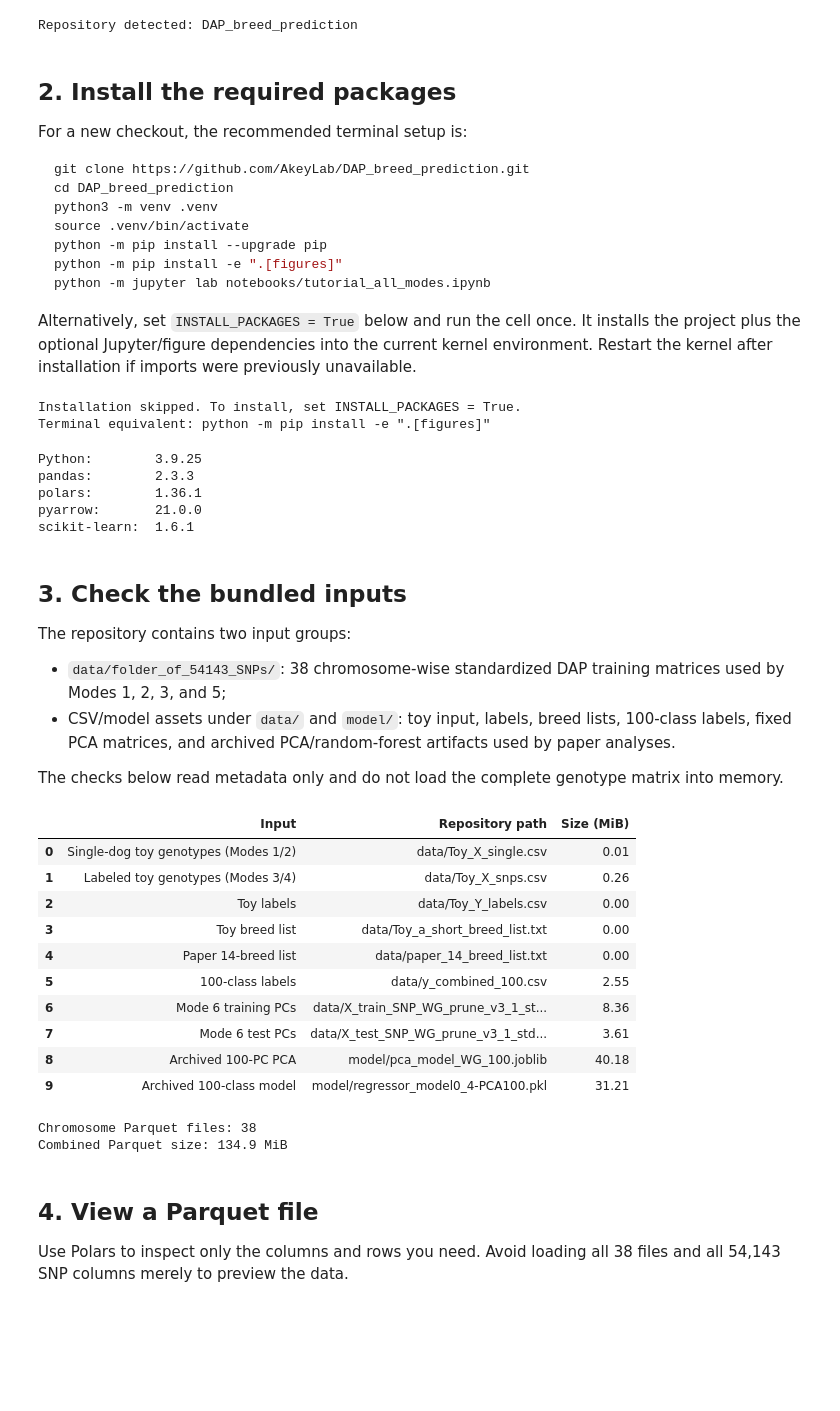
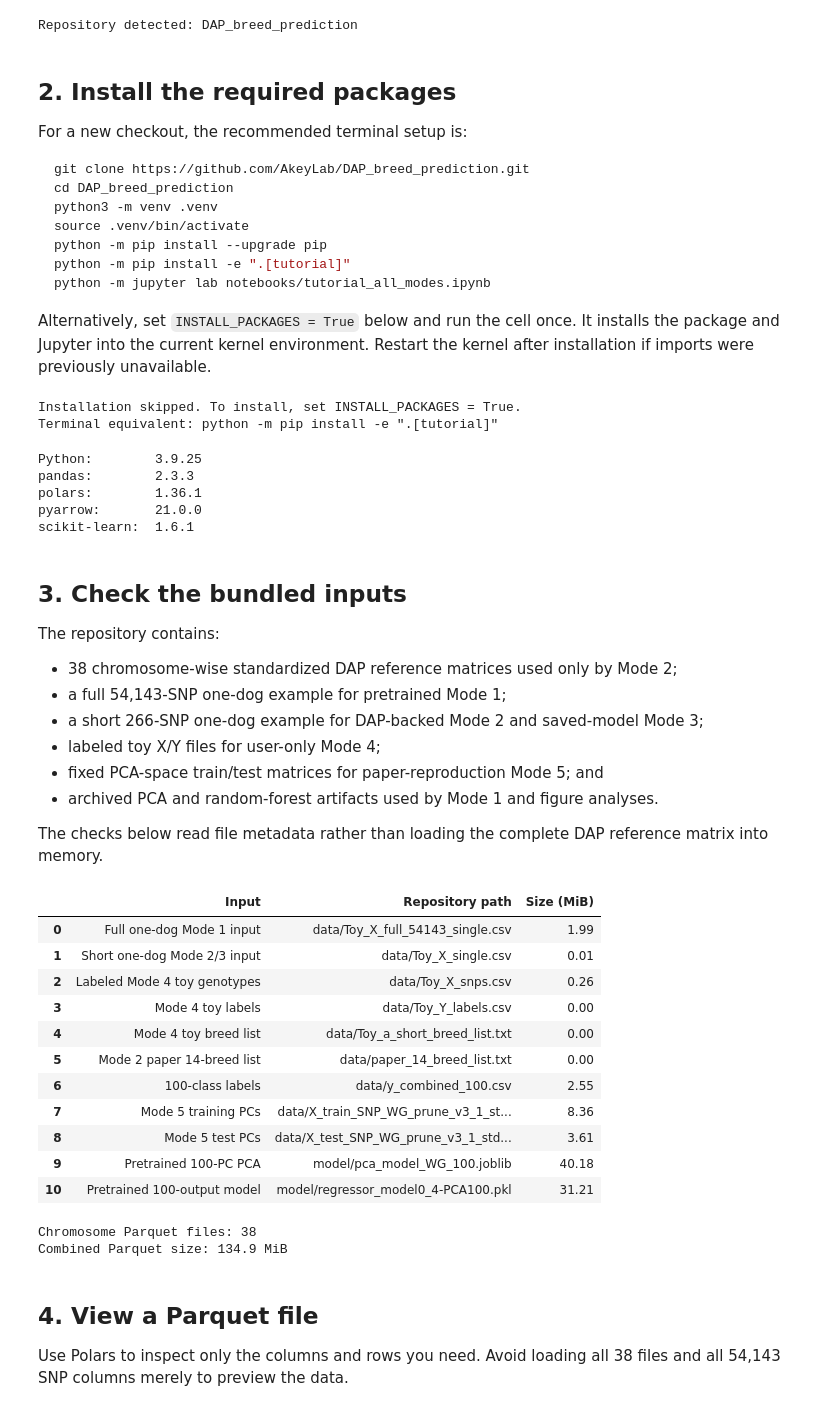
Before and after one commit to AkeyLab/DAP_breed_prediction, a Jupyter notebook: notebooks/tutorial_all_modes.ipynb, the cells around one changed output. Saved outputs shown, nothing was run; the diff lists cells and outputs as text; code cells hidden in the pictures; blank space fills up the shorter version.

Commit message:
Redesign prediction workflows into five modes

````diff
--- a/notebooks/tutorial_all_modes.ipynb
+++ b/notebooks/tutorial_all_modes.ipynb
@@ -54,31 +51,30 @@ cd DAP_breed_prediction
 python3 -m venv .venv
 source .venv/bin/activate
 python -m pip install --upgrade pip
-python -m pip install -e ".[figures]"
+python -m pip install -e ".[tutorial]"
 python -m jupyter lab notebooks/tutorial_all_modes.ipynb
 ```
 
 Alternatively, set `INSTALL_PACKAGES = True` below and run the cell once. It
-installs the project plus the optional Jupyter/figure dependencies into the
-current kernel environment. Restart the kernel after installation if imports
-were previously unavailable.
+installs the package and Jupyter into the current kernel environment. Restart
+the kernel after installation if imports were previously unavailable.
 # %%
 import shlex
 import subprocess
 import sys
 
 INSTALL_PACKAGES = False
-install_command = [sys.executable, "-m", "pip", "install", "-e", f"{REPO_ROOT}[figures]"]
+install_command = [sys.executable, "-m", "pip", "install", "-e", f"{REPO_ROOT}[tutorial]"]
 
 if INSTALL_PACKAGES:
     subprocess.check_call(install_command, cwd=REPO_ROOT)
     print("Installation complete. Restart the kernel before continuing if needed.")
 else:
-    print('Installation skipped. To install, set INSTALL_PACKAGES = True.')
-    print('Terminal equivalent: python -m pip install -e ".[figures]"')
+    print("Installation skipped. To install, set INSTALL_PACKAGES = True.")
+    print('Terminal equivalent: python -m pip install -e ".[tutorial]"')
 # %% [output]
 Installation skipped. To install, set INSTALL_PACKAGES = True.
-Terminal equivalent: python -m pip install -e ".[figures]"
+Terminal equivalent: python -m pip install -e ".[tutorial]"
 # %%
 import platform
 import re
@@ -111,71 +107,74 @@ scikit-learn:  1.6.1
 # %% [markdown]
 ## 3. Check the bundled inputs
 
-The repository contains two input groups:
+The repository contains:
 
-- `data/folder_of_54143_SNPs/`: 38 chromosome-wise standardized DAP training
-  matrices used by Modes 1, 2, 3, and 5;
-- CSV/model assets under `data/` and `model/`: toy input, labels, breed lists,
-  100-class labels, fixed PCA matrices, and archived PCA/random-forest
-  artifacts used by paper analyses.
+- 38 chromosome-wise standardized DAP reference matrices used only by Mode 2;
+- a full 54,143-SNP one-dog example for pretrained Mode 1;
+- a short 266-SNP one-dog example for DAP-backed Mode 2 and saved-model Mode 3;
+- labeled toy X/Y files for user-only Mode 4;
+- fixed PCA-space train/test matrices for paper-reproduction Mode 5; and
+- archived PCA and random-forest artifacts used by Mode 1 and figure analyses.
 
-The checks below read metadata only and do not load the complete genotype
-matrix into memory.
+The checks below read file metadata rather than loading the complete DAP
+reference matrix into memory.
 # %%
 DATA_DIR = REPO_ROOT / "data"
 PARQUET_DIR = DATA_DIR / "folder_of_54143_SNPs"
 
 
 def chromosome_number(path):
     match = re.search(r"_ch(\d+)_", path.name)
     if match is None:
         raise ValueError(f"Cannot identify chromosome number in {path.name}")
     return int(match.group(1))
 
 
 parquet_files = sorted(
     PARQUET_DIR.glob("X_SNP_ch*_pruned_v3_std.parquet"),
     key=chromosome_number,
 )
 required_files = {
-    "Single-dog toy genotypes (Modes 1/2)": DATA_DIR / "Toy_X_single.csv",
-    "Labeled toy genotypes (Modes 3/4)": DATA_DIR / "Toy_X_snps.csv",
-    "Toy labels": DATA_DIR / "Toy_Y_labels.csv",
-    "Toy breed list": DATA_DIR / "Toy_a_short_breed_list.txt",
-    "Paper 14-breed list": DATA_DIR / "paper_14_breed_list.txt",
+    "Full one-dog Mode 1 input": DATA_DIR / "Toy_X_full_54143_single.csv",
+    "Short one-dog Mode 2/3 input": DATA_DIR / "Toy_X_single.csv",
+    "Labeled Mode 4 toy genotypes": DATA_DIR / "Toy_X_snps.csv",
+    "Mode 4 toy labels": DATA_DIR / "Toy_Y_labels.csv",
+    "Mode 4 toy breed list": DATA_DIR / "Toy_a_short_breed_list.txt",
+    "Mode 2 paper 14-breed list": DATA_DIR / "paper_14_breed_list.txt",
     "100-class labels": DATA_DIR / "y_combined_100.csv",
-    "Mode 6 training PCs": DATA_DIR / "X_train_SNP_WG_prune_v3_1_std_pca_100.csv",
-    "Mode 6 test PCs": DATA_DIR / "X_test_SNP_WG_prune_v3_1_std_pca_100.csv",
-    "Archived 100-PC PCA": REPO_ROOT / "model" / "pca_model_WG_100.joblib",
-    "Archived 100-class model": REPO_ROOT / "model" / "regressor_model0_4-PCA100.pkl",
+    "Mode 5 training PCs": DATA_DIR / "X_train_SNP_WG_prune_v3_1_std_pca_100.csv",
+    "Mode 5 test PCs": DATA_DIR / "X_test_SNP_WG_prune_v3_1_std_pca_100.csv",
+    "Pretrained 100-PC PCA": REPO_ROOT / "model" / "pca_model_WG_100.joblib",
+    "Pretrained 100-output model": REPO_ROOT / "model" / "regressor_model0_4-PCA100.pkl",
 }
 
 if len(parquet_files) != 38:
     raise FileNotFoundError(f"Expected 38 chromosome Parquet files, found {len(parquet_files)}")
-missing = [label for label, path in required_files.items() if not path.is_file()]
+missing = [label for label, file_path in required_files.items() if not file_path.is_file()]
 if missing:
     raise FileNotFoundError(f"Missing bundled inputs: {missing}")
 
 inventory = pd.DataFrame(
-    [(label, path.relative_to(REPO_ROOT).as_posix(), path.stat().st_size / 2**20)
-     for label, path in required_files.items()],
+    [(label, file_path.relative_to(REPO_ROOT).as_posix(), file_path.stat().st_size / 2**20)
+     for label, file_path in required_files.items()],
     columns=["Input", "Repository path", "Size (MiB)"],
 )
 display(inventory.round({"Size (MiB)": 2}))
 print(f"Chromosome Parquet files: {len(parquet_files)}")
-print(f"Combined Parquet size: {sum(path.stat().st_size for path in parquet_files) / 2**20:.1f} MiB")
+print(f"Combined Parquet size: {sum(file_path.stat().st_size for file_path in parquet_files) / 2**20:.1f} MiB")
 # %% [output]
 |  | Input | Repository path | Size (MiB) |
-| 0 | Single-dog toy genotypes (Modes 1/2) | data/Toy_X_single.csv | 0.01 |
-| 1 | Labeled toy genotypes (Modes 3/4) | data/Toy_X_snps.csv | 0.26 |
-| 2 | Toy labels | data/Toy_Y_labels.csv | 0.00 |
-| 3 | Toy breed list | data/Toy_a_short_breed_list.txt | 0.00 |
-| 4 | Paper 14-breed list | data/paper_14_breed_list.txt | 0.00 |
-| 5 | 100-class labels | data/y_combined_100.csv | 2.55 |
-| 6 | Mode 6 training PCs | data/X_train_SNP_WG_prune_v3_1_st... | 8.36 |
-| 7 | Mode 6 test PCs | data/X_test_SNP_WG_prune_v3_1_std... | 3.61 |
-| 8 | Archived 100-PC PCA | model/pca_model_WG_100.joblib | 40.18 |
-| 9 | Archived 100-class model | model/regressor_model0_4-PCA100.pkl | 31.21 |
+| 0 | Full one-dog Mode 1 input | data/Toy_X_full_54143_single.csv | 1.99 |
+| 1 | Short one-dog Mode 2/3 input | data/Toy_X_single.csv | 0.01 |
+| 2 | Labeled Mode 4 toy genotypes | data/Toy_X_snps.csv | 0.26 |
+| 3 | Mode 4 toy labels | data/Toy_Y_labels.csv | 0.00 |
+| 4 | Mode 4 toy breed list | data/Toy_a_short_breed_list.txt | 0.00 |
+| 5 | Mode 2 paper 14-breed list | data/paper_14_breed_list.txt | 0.00 |
+| 6 | 100-class labels | data/y_combined_100.csv | 2.55 |
+| 7 | Mode 5 training PCs | data/X_train_SNP_WG_prune_v3_1_st... | 8.36 |
+| 8 | Mode 5 test PCs | data/X_test_SNP_WG_prune_v3_1_std... | 3.61 |
+| 9 | Pretrained 100-PC PCA | model/pca_model_WG_100.joblib | 40.18 |
+| 10 | Pretrained 100-output model | model/regressor_model0_4-PCA100.pkl | 31.21 |
 Chromosome Parquet files: 38
 Combined Parquet size: 134.9 MiB
 # %% [markdown]
````
Also changed, not shown: parts of 19 cells of this notebook, 18 other files.
